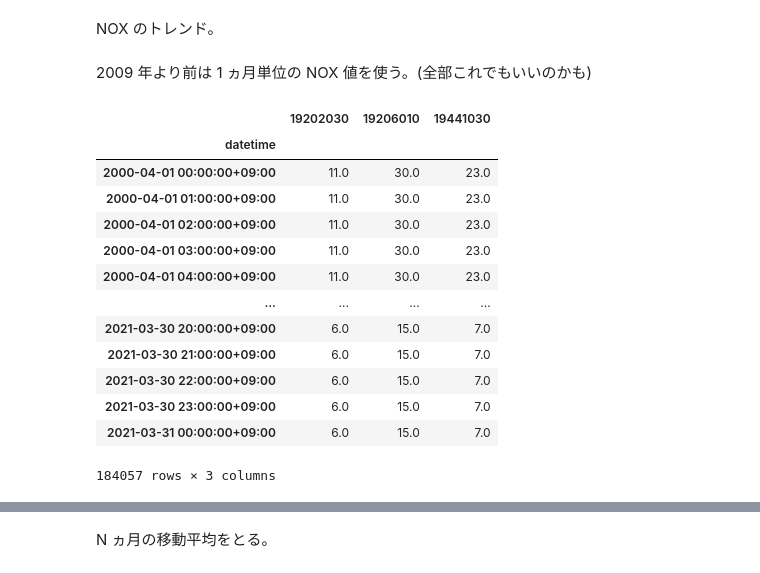
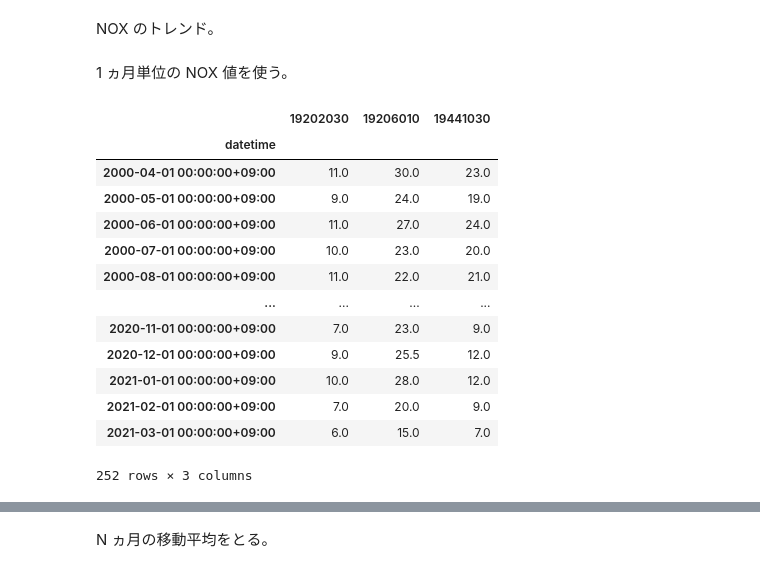
Before and after one commit to vitroid/KM2025, a Jupyter notebook: v4.ipynb, the cells around one changed output, grey strips where cells are left out. Drawn from its saved outputs; the diff is of its cells as text; code cells hidden in the pictures.

```diff
--- a/v4.ipynb
+++ b/v4.ipynb
@@ -55,24 +23,26 @@ nox = nox.interpolate()
 # %% [markdown]
 NOX のトレンド。
 # %% [markdown]
-2009 年より前は 1 ヵ月単位の NOX 値を使う。(全部これでもいいのかも)
+1 ヵ月単位の NOX 値を使う。
 # %%
-nox2 = airreader.read_NOX_TD20231218_155555_51(
+NOx = airreader.read_NOX_TD20231218_155555_51(
     "air/data/TD20231218_155555_51", stations
-)
-nox2
+).interpolate()
+# 欠測を補う
+
+NOx
 # %% [output]
 |  | 19202030 | 19206010 | 19441030 |
 | datetime |  |  |  |
 | 2000-04-01 00:00:00+09:00 | 11.0 | 30.0 | 23.0 |
-| 2000-04-01 01:00:00+09:00 | 11.0 | 30.0 | 23.0 |
-| 2000-04-01 02:00:00+09:00 | 11.0 | 30.0 | 23.0 |
-| 2000-04-01 03:00:00+09:00 | 11.0 | 30.0 | 23.0 |
-| 2000-04-01 04:00:00+09:00 | 11.0 | 30.0 | 23.0 |
+| 2000-05-01 00:00:00+09:00 | 9.0 | 24.0 | 19.0 |
+| 2000-06-01 00:00:00+09:00 | 11.0 | 27.0 | 24.0 |
+| 2000-07-01 00:00:00+09:00 | 10.0 | 23.0 | 20.0 |
+| 2000-08-01 00:00:00+09:00 | 11.0 | 22.0 | 21.0 |
 | ... | ... | ... | ... |
-| 2021-03-30 20:00:00+09:00 | 6.0 | 15.0 | 7.0 |
-| 2021-03-30 21:00:00+09:00 | 6.0 | 15.0 | 7.0 |
-| 2021-03-30 22:00:00+09:00 | 6.0 | 15.0 | 7.0 |
-| 2021-03-30 23:00:00+09:00 | 6.0 | 15.0 | 7.0 |
-| 2021-03-31 00:00:00+09:00 | 6.0 | 15.0 | 7.0 |
+| 2020-11-01 00:00:00+09:00 | 7.0 | 23.0 | 9.0 |
+| 2020-12-01 00:00:00+09:00 | 9.0 | 25.5 | 12.0 |
+| 2021-01-01 00:00:00+09:00 | 10.0 | 28.0 | 12.0 |
+| 2021-02-01 00:00:00+09:00 | 7.0 | 20.0 | 9.0 |
+| 2021-03-01 00:00:00+09:00 | 6.0 | 15.0 | 7.0 |
-184057 rows × 3 columns
+252 rows × 3 columns
```
Also changed, not shown: parts of 24 cells of this notebook, 2 other files.
